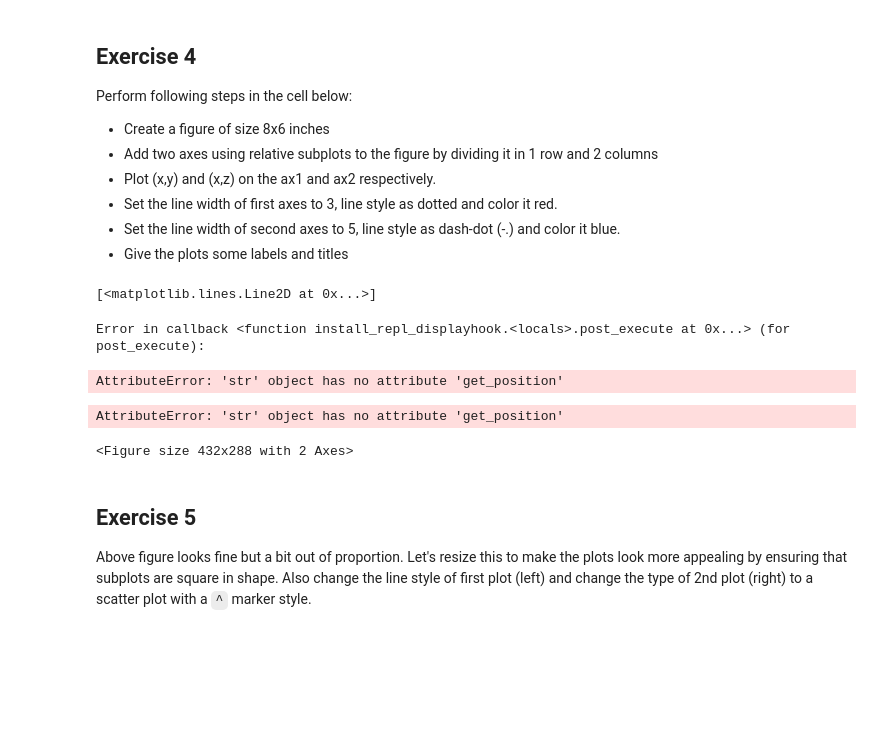
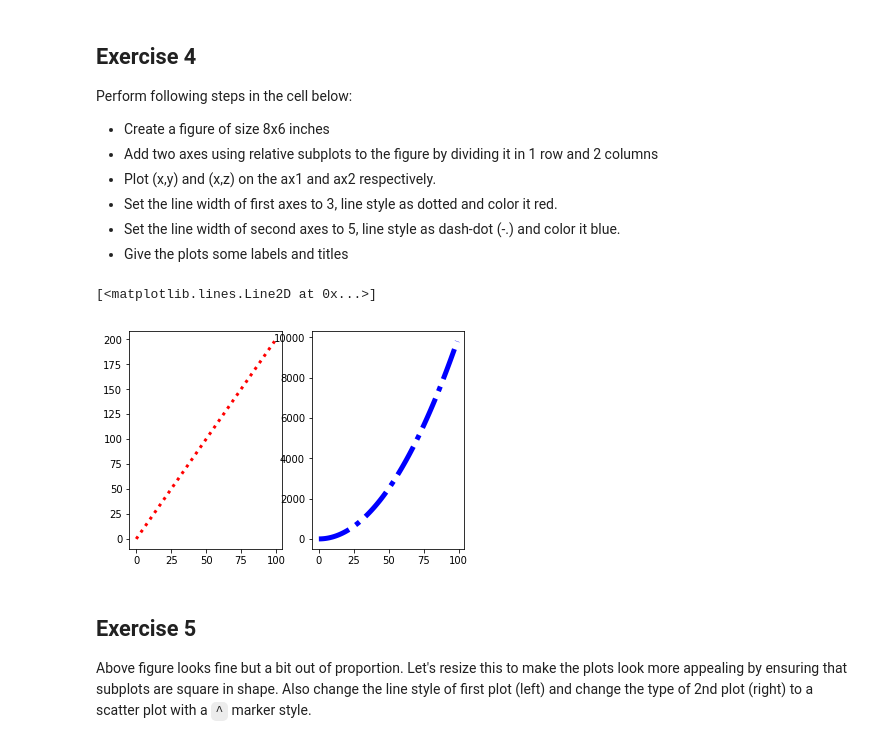
Before and after one commit to nsragow/dsc-more-practice-with-matplotlib-lab-nyc-ds-career-042219, a Jupyter notebook: index.ipynb, the cells around one changed output. Drawn from its saved outputs; the diff is of its cells as text; code cells hidden in the pictures; blank space fills up the shorter version.

```diff
--- a/index.ipynb
+++ b/index.ipynb
@@ -112,19 +112,16 @@ Perform following steps in the cell below:
 # %%
 fig, axes = plt.subplots(ncols=2,nrows=1)
 ax1 = axes[0]
 ax2 = axes[1]
 
 ax1.plot(x,y,lw=3,ls=":",color="red")
 ax1.title ="first"
-ax1.xaxis.label = "x axeeee"
+#ax1.xaxis.label = "x axeeee"
 
 ax2.plot(x,z,lw=5,color="blue",ls="-.")
 # %% [output]
 [<matplotlib.lines.Line2D at 0x...>]
-Error in callback <function install_repl_displayhook.<locals>.post_execute at 0x...> (for post_execute):
-AttributeError: 'str' object has no attribute 'get_position'
-AttributeError: 'str' object has no attribute 'get_position'
-<Figure size 432x288 with 2 Axes>
+[figure, added]
 # %% [markdown]
 ## Exercise 5
 
```
